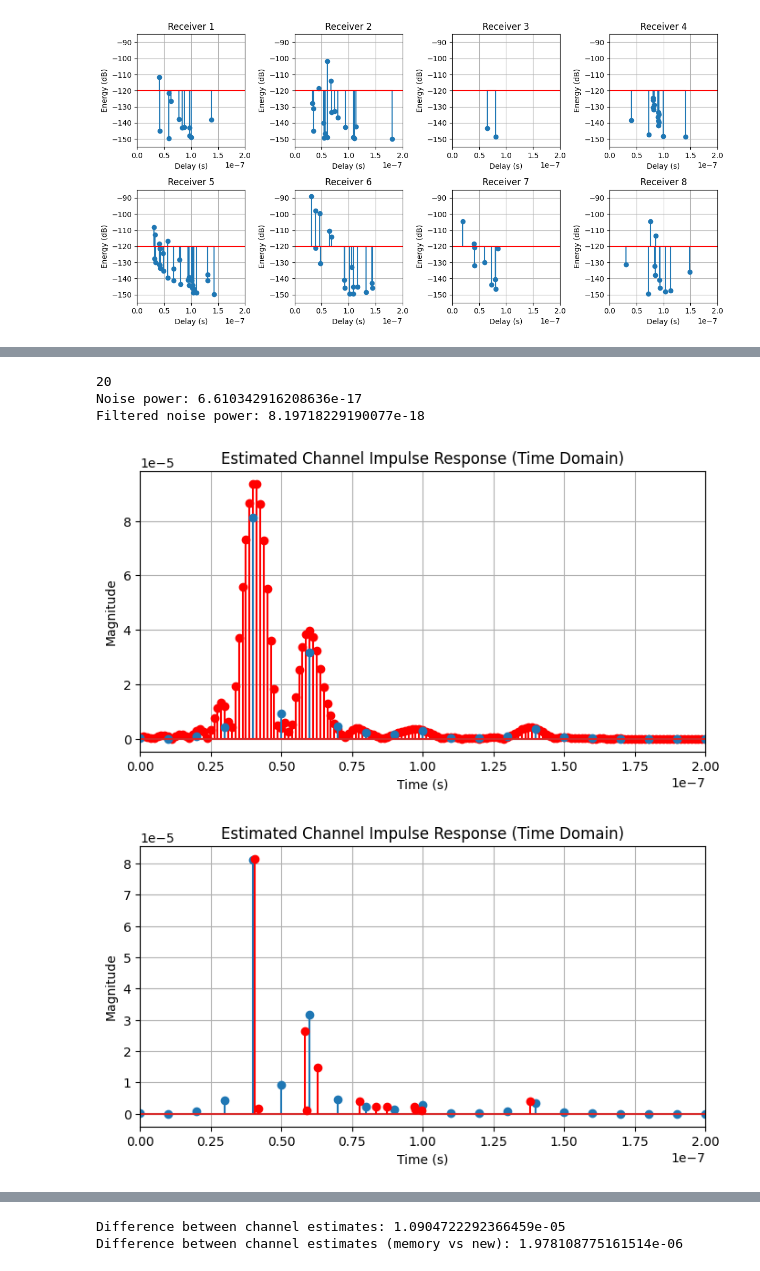
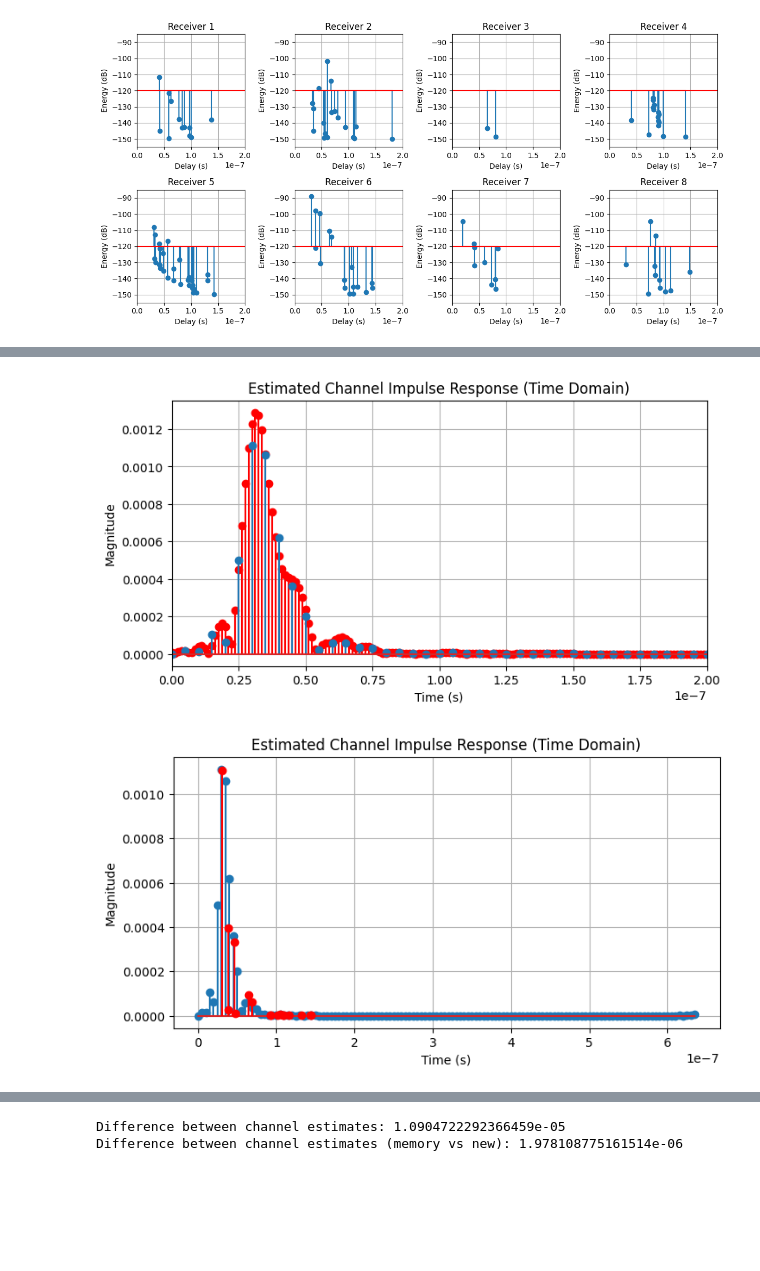
Before and after one commit to lraviart/RayTracing, a Jupyter notebook: Localization/SimpleReflexion2.ipynb, the cells around one changed output, grey strips where cells are left out. Drawn from its saved outputs; the diff is of its cells as text; code cells hidden in the pictures; blank space fills up the shorter version.

```diff
--- a/Localization/SimpleReflexion2.ipynb
+++ b/Localization/SimpleReflexion2.ipynb
@@ -454,33 +440,30 @@ plt.show()
 # %%
 importlib.reload(com)
-
-h_hat, t, h_time = com.get_sc_cp_channel_response(a[RX_idx], tau[RX_idx], B, 8, T=1e-6, Tcir=2e-7, fft_size=50, alpha=0.5)
+RX_idx = 5
+h_hat, t, h_time = com.get_sc_cp_channel_response(a[RX_idx], tau[RX_idx], B, 8, T=2e-6, Tcir=2e-7, fft_size=64, alpha=0.5)
 
 plt.figure(figsize=(8, 4))
 plt.stem(t, np.abs(h_time), label='Estimated CIR (Time Domain)', linefmt='r-', markerfmt='ro', basefmt=" ")
-plt.stem(np.arange(len(h_hat))/B, np.abs(h_hat), label='Estimated CIR (Time Domain)')
+plt.stem(np.arange(len(h_hat))/(2*B), np.abs(h_hat), label='Estimated CIR (Time Domain)')
 plt.title("Estimated Channel Impulse Response (Time Domain)")
 plt.xlabel("Time (s)")
 plt.ylabel("Magnitude")
 plt.xlim(0, 2e-7)
 plt.grid()
 plt.show()
 
 plt.figure(figsize=(8, 4))
-plt.stem(np.arange(len(h_hat))/B, np.abs(h_hat), label='Estimated CIR (Time Domain)')
+plt.stem(np.arange(len(h_hat))/(2*B), np.abs(h_hat), label='Estimated CIR (Time Domain)')
 plt.stem(tau[RX_idx], np.abs(a[RX_idx]), linefmt='r-', markerfmt='ro', basefmt=" ", label='True Path Amplitudes')
 plt.title("Estimated Channel Impulse Response (Time Domain)")
 plt.xlabel("Time (s)")
 plt.ylabel("Magnitude")
-plt.xlim(0, 2e-7)
+# plt.xlim(0, 2e-7)
 plt.grid()
 plt.show()
 # %% [output]
-20
-Noise power: 6.610342916208636e-17
-Filtered noise power: 8.19718229190077e-18
-[figure, old version]
+[figure, new version]
-[figure, old version]
+[figure, new version]
 # %%
 h_hat_fft = np.fft.fft(h_hat, axis=0)
 h_hat_fft = np.fft.fftshift(h_hat_fft, axes=0)
```
Also changed, not shown: parts of 18 cells of this notebook, 9 other files.
